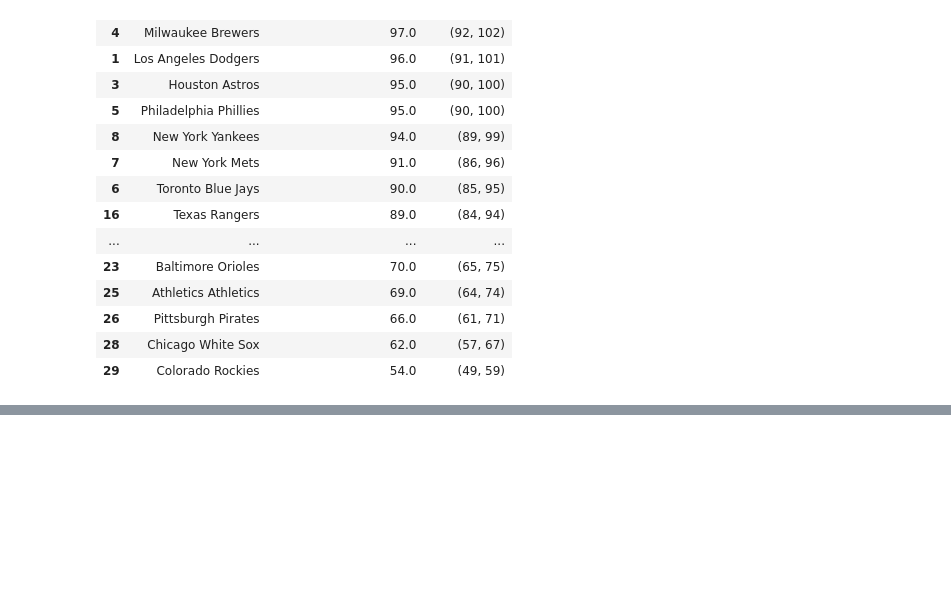
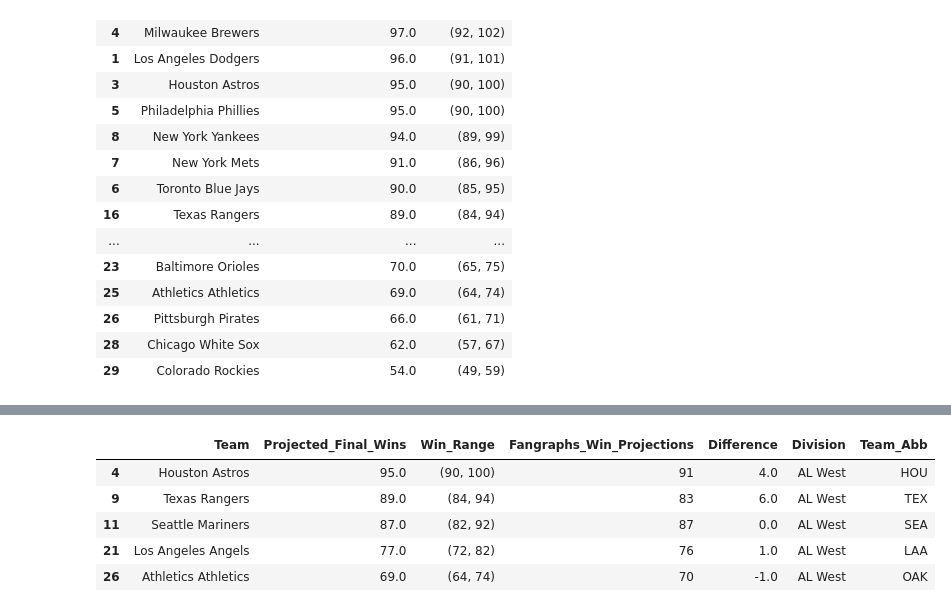
Before and after one commit to PranayaKShrestha/Predicting2025MLBStandingsML, a Jupyter notebook: Predicting_mlb_standings_2025.ipynb, the cells around one changed output, grey strips where cells are left out. Cells and saved outputs as stored; diff of their text form; code cells hidden in the pictures; blank space fills up the shorter version.

```diff
--- a/Predicting_mlb_standings_2025.ipynb
+++ b/Predicting_mlb_standings_2025.ipynb
@@ -217,0 +295,14 @@ myprojections_vs_fangraphs
+# %%
+AL_East = myprojections_vs_fangraphs[myprojections_vs_fangraphs['Division'] == 'AL East']
+AL_Central = myprojections_vs_fangraphs[myprojections_vs_fangraphs['Division'] == 'AL Central']
+AL_West = myprojections_vs_fangraphs[myprojections_vs_fangraphs['Division'] == 'AL West']
+NL_East = myprojections_vs_fangraphs[myprojections_vs_fangraphs['Division'] == 'NL East']
+NL_Central = myprojections_vs_fangraphs[myprojections_vs_fangraphs['Division'] == 'NL Central']
+NL_West = myprojections_vs_fangraphs[myprojections_vs_fangraphs['Division'] == 'NL West']
+# %% [output]
+|  | Team | Projected_Final_Wins | Win_Range | Fangraphs_Win_Projections | Difference | Division | Team_Abb |
+| 4 | Houston Astros | 95.0 | (90, 100) | 91 | 4.0 | AL West | HOU |
+| 9 | Texas Rangers | 89.0 | (84, 94) | 83 | 6.0 | AL West | TEX |
+| 11 | Seattle Mariners | 87.0 | (82, 92) | 87 | 0.0 | AL West | SEA |
+| 21 | Los Angeles Angels | 77.0 | (72, 82) | 76 | 1.0 | AL West | LAA |
+| 26 | Athletics Athletics | 69.0 | (64, 74) | 70 | -1.0 | AL West | OAK |
```
Also changed, not shown: parts of 4 cells of this notebook.
